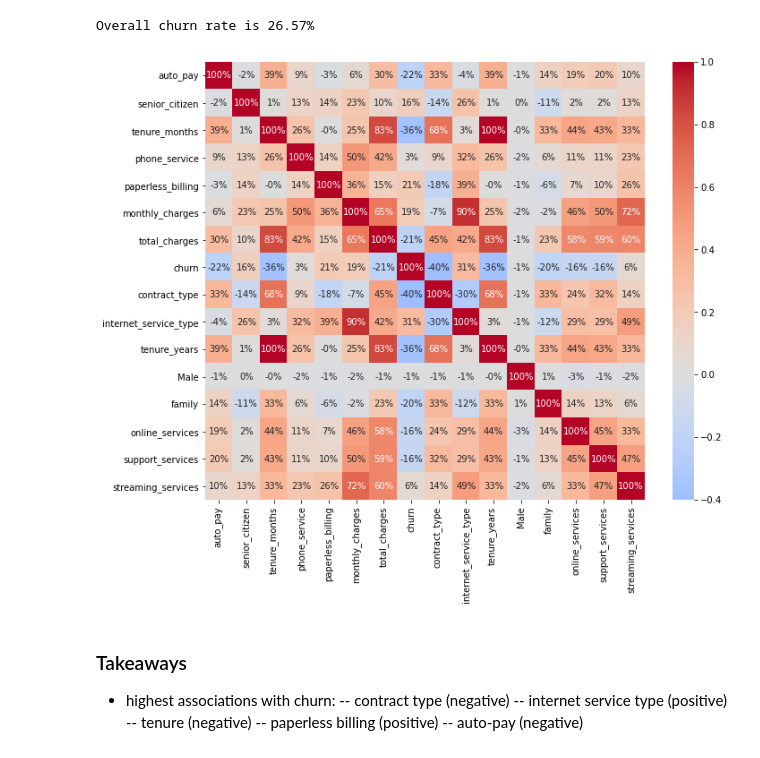
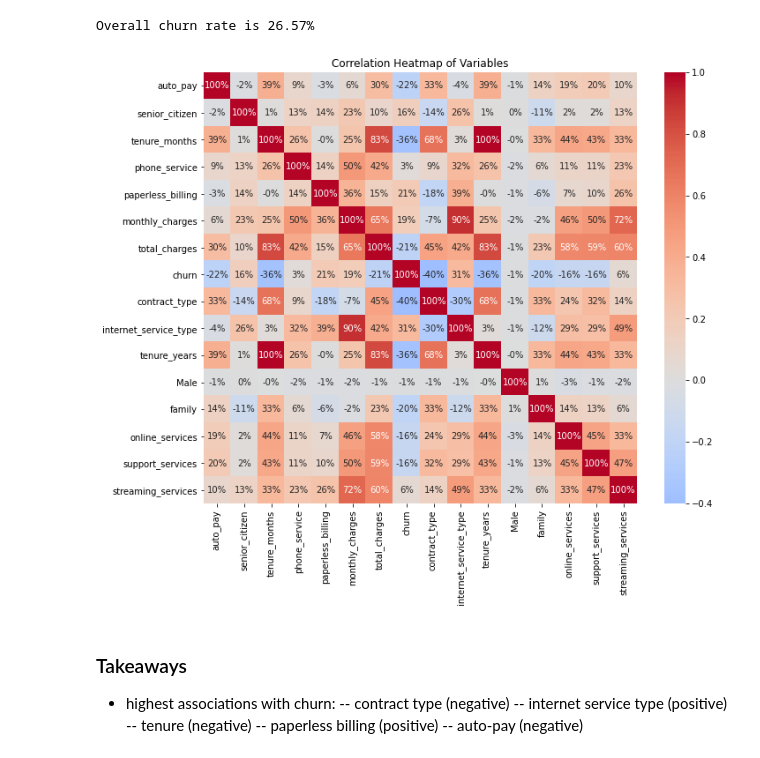
Before and after one commit to chadallen210/telco_classification_project, a Jupyter notebook: workbook.ipynb, the cells around one changed output. Saved outputs shown, nothing was run; the diff lists cells and outputs as text; code cells hidden in the pictures.

```diff
--- a/workbook.ipynb
+++ b/workbook.ipynb
@@ -901,10 +903,10 @@ Overall churn rate is 26.57%
 # %%
 sns.heatmap(train.corr(), cmap='coolwarm', center=0, annot=True, fmt='.0%')
 
-plt.title('')
+plt.title('Correlation Heatmap of Variables')
 plt.show()
 # %% [output]
-[figure, old version]
+[figure, new version]
 # %% [markdown]
 ### Takeaways
 
```
Also changed, not shown: parts of 13 cells of this notebook.
